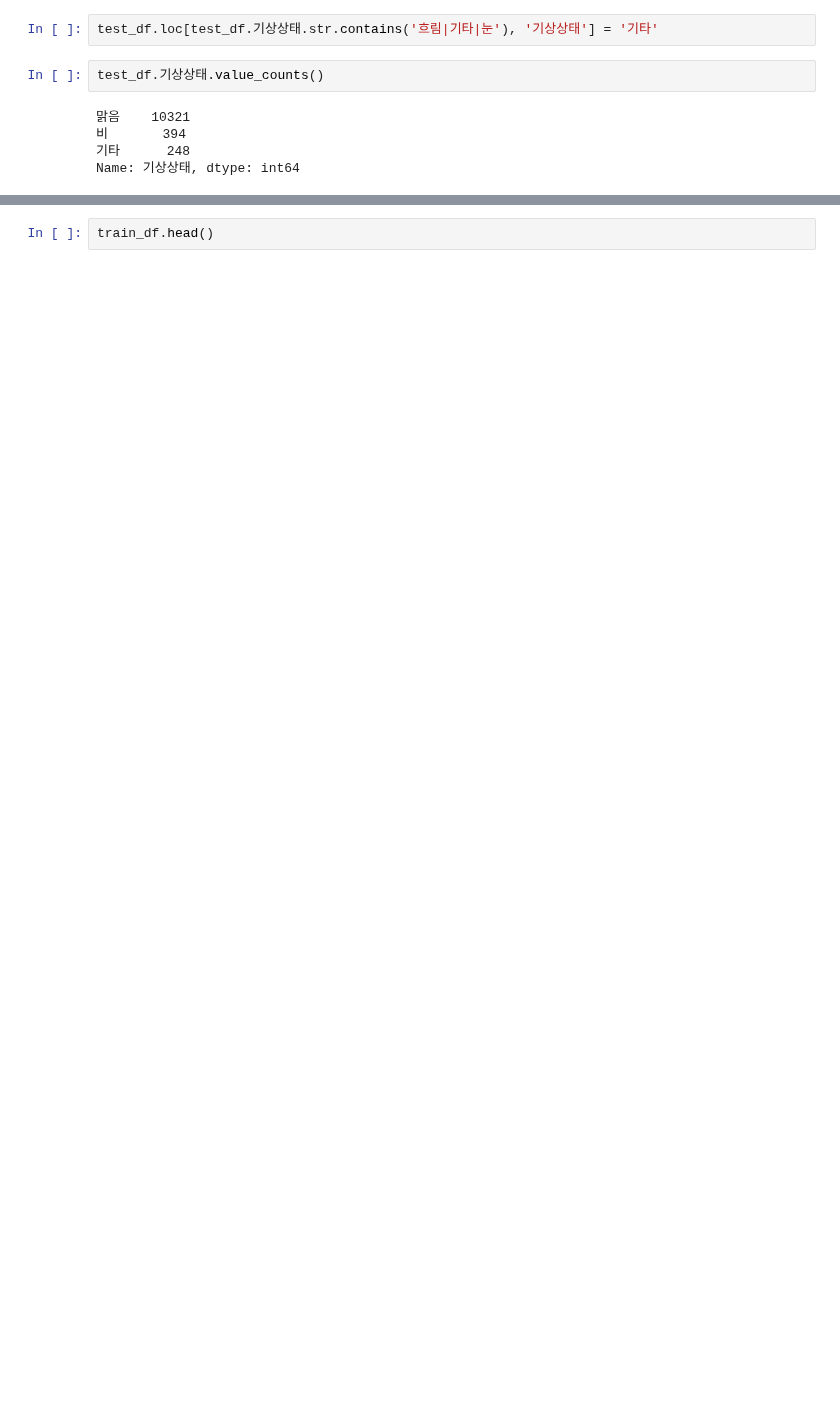
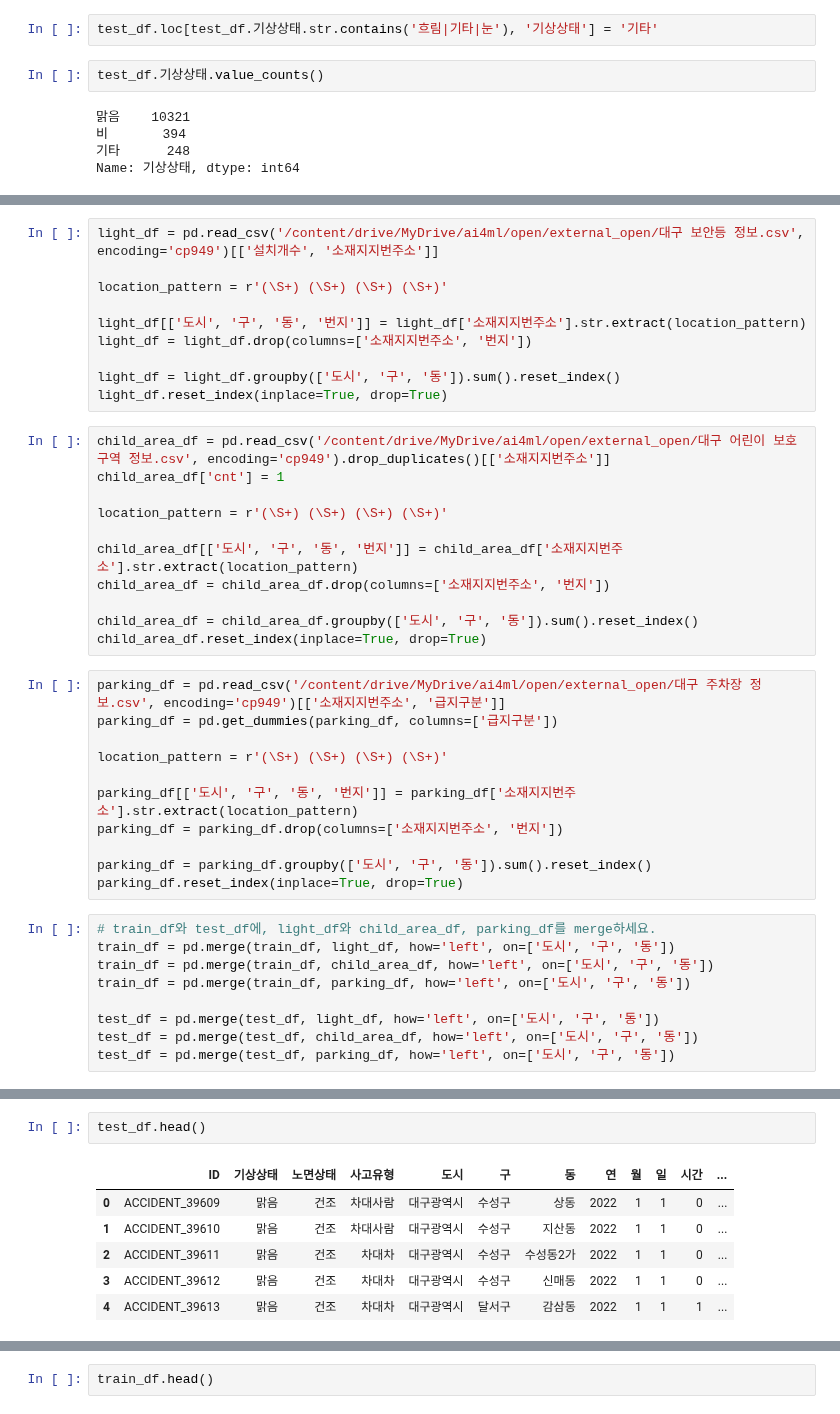
Before and after one commit to tgwon/ai4ml, a Jupyter notebook: project/EDA_Preprocessing_FeatureEngineering.ipynb, the cells around one changed output, grey strips where cells are left out. Drawn from its saved outputs; the diff is of its cells as text; blank space fills up the shorter version.

```diff
--- a/project/EDA_Preprocessing_FeatureEngineering.ipynb
+++ b/project/EDA_Preprocessing_FeatureEngineering.ipynb
@@ -563,0 +613,41 @@ Name: 기상상태, dtype: int64
+# %%
+light_df = pd.read_csv('/content/drive/MyDrive/ai4ml/open/external_open/대구 보안등 정보.csv', encoding='cp949')[['설치개수', '소재지지번주소']]
+
+location_pattern = r'(\S+) (\S+) (\S+) (\S+)'
+
+light_df[['도시', '구', '동', '번지']] = light_df['소재지지번주소'].str.extract(location_pattern)
+light_df = light_df.drop(columns=['소재지지번주소', '번지'])
+
+light_df = light_df.groupby(['도시', '구', '동']).sum().reset_index()
+light_df.reset_index(inplace=True, drop=True)
+# %%
+child_area_df = pd.read_csv('/content/drive/MyDrive/ai4ml/open/external_open/대구 어린이 보호 구역 정보.csv', encoding='cp949').drop_duplicates()[['소재지지번주소']]
+child_area_df['cnt'] = 1
+
+location_pattern = r'(\S+) (\S+) (\S+) (\S+)'
+
+child_area_df[['도시', '구', '동', '번지']] = child_area_df['소재지지번주소'].str.extract(location_pattern)
+child_area_df = child_area_df.drop(columns=['소재지지번주소', '번지'])
+
+child_area_df = child_area_df.groupby(['도시', '구', '동']).sum().reset_index()
+child_area_df.reset_index(inplace=True, drop=True)
+# %%
+parking_df = pd.read_csv('/content/drive/MyDrive/ai4ml/open/external_open/대구 주차장 정보.csv', encoding='cp949')[['소재지지번주소', '급지구분']]
+parking_df = pd.get_dummies(parking_df, columns=['급지구분'])
+
+location_pattern = r'(\S+) (\S+) (\S+) (\S+)'
+
+parking_df[['도시', '구', '동', '번지']] = parking_df['소재지지번주소'].str.extract(location_pattern)
+parking_df = parking_df.drop(columns=['소재지지번주소', '번지'])
+
+parking_df = parking_df.groupby(['도시', '구', '동']).sum().reset_index()
+parking_df.reset_index(inplace=True, drop=True)
+# %%
+# train_df와 test_df에, light_df와 child_area_df, parking_df를 merge하세요.
+train_df = pd.merge(train_df, light_df, how='left', on=['도시', '구', '동'])
+train_df = pd.merge(train_df, child_area_df, how='left', on=['도시', '구', '동'])
+train_df = pd.merge(train_df, parking_df, how='left', on=['도시', '구', '동'])
+
+test_df = pd.merge(test_df, light_df, how='left', on=['도시', '구', '동'])
+test_df = pd.merge(test_df, child_area_df, how='left', on=['도시', '구', '동'])
+test_df = pd.merge(test_df, parking_df, how='left', on=['도시', '구', '동'])
@@ -563,0 +673,9 @@ Name: 기상상태, dtype: int64
+# %%
+test_df.head()
+# %% [output]
+|  | ID | 기상상태 | 노면상태 | 사고유형 | 도시 | 구 | 동 | 연 | 월 | 일 | 시간 | ... |
+| 0 | ACCIDENT_39609 | 맑음 | 건조 | 차대사람 | 대구광역시 | 수성구 | 상동 | 2022 | 1 | 1 | 0 | ... |
+| 1 | ACCIDENT_39610 | 맑음 | 건조 | 차대사람 | 대구광역시 | 수성구 | 지산동 | 2022 | 1 | 1 | 0 | ... |
+| 2 | ACCIDENT_39611 | 맑음 | 건조 | 차대차 | 대구광역시 | 수성구 | 수성동2가 | 2022 | 1 | 1 | 0 | ... |
+| 3 | ACCIDENT_39612 | 맑음 | 건조 | 차대차 | 대구광역시 | 수성구 | 신매동 | 2022 | 1 | 1 | 0 | ... |
+| 4 | ACCIDENT_39613 | 맑음 | 건조 | 차대차 | 대구광역시 | 달서구 | 감삼동 | 2022 | 1 | 1 | 1 | ... |
```
Also changed, not shown: parts of 23 cells of this notebook.
